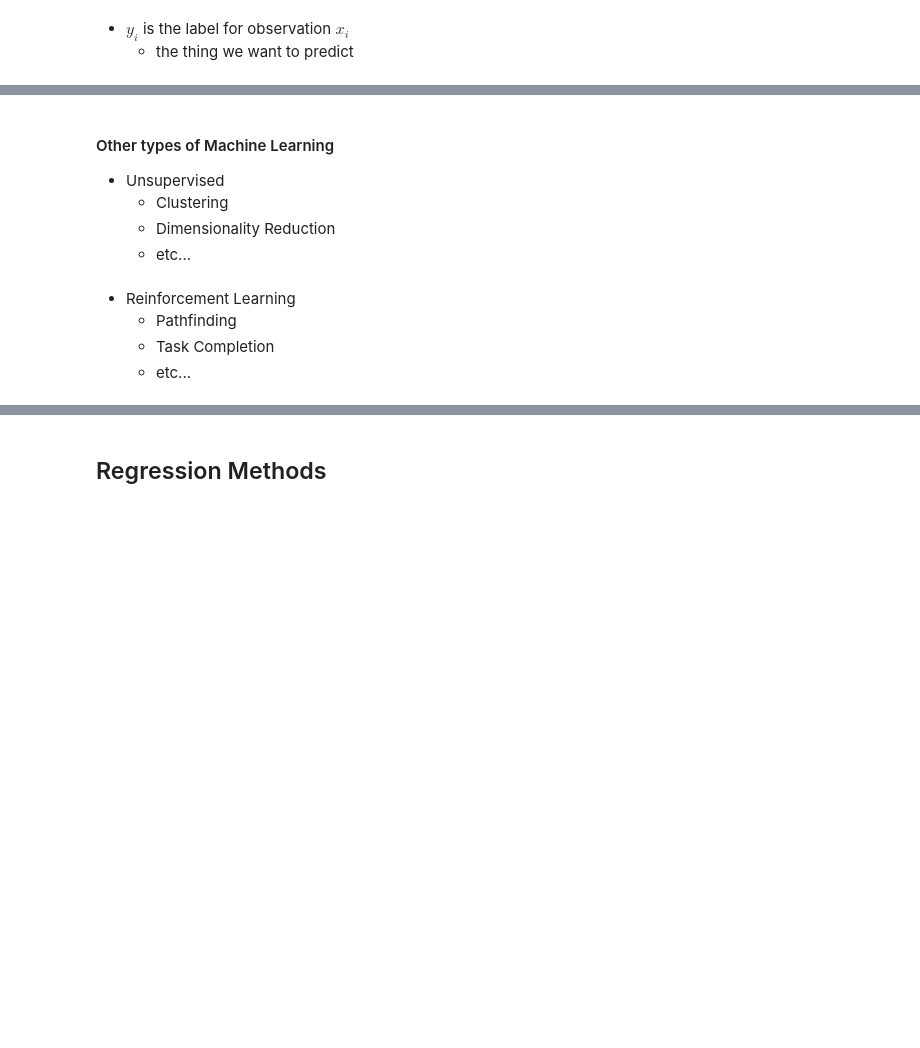
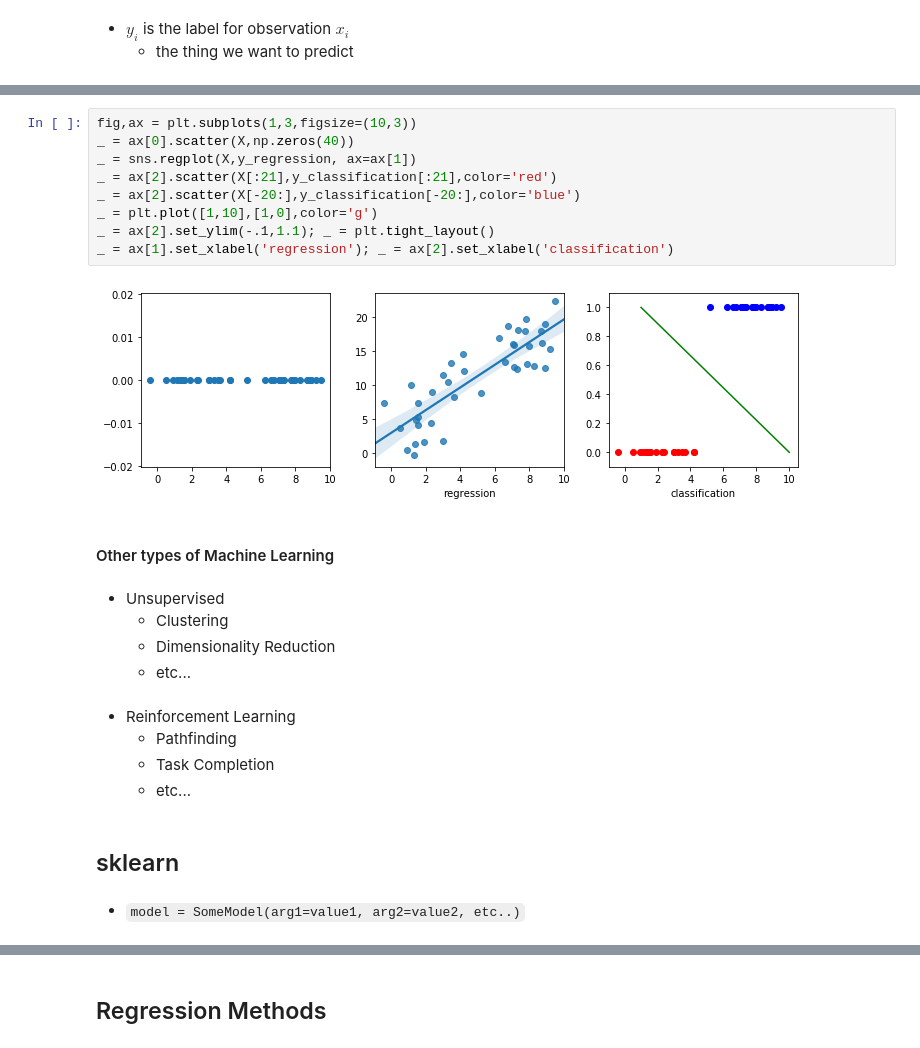
Before and after one commit to Aria-Kumar/COMSW4995_008_2017_3, a Jupyter notebook: notebooks/slides_week5_classification_and_regression.ipynb, the cells around one changed output, grey strips where cells are left out. Cells and saved outputs as stored; diff of their text form; blank space fills up the shorter version.

```diff
--- a/notebooks/slides_week5_classification_and_regression.ipynb
+++ b/notebooks/slides_week5_classification_and_regression.ipynb
@@ -60,12 +91,27 @@ Using a training set of $(x_i,y_i)_{i=1:n}$ pairs, find a function that maps $x$
+# %%
+fig,ax = plt.subplots(1,3,figsize=(10,3))
+_ = ax[0].scatter(X,np.zeros(40))
+_ = sns.regplot(X,y_regression, ax=ax[1])
+_ = ax[2].scatter(X[:21],y_classification[:21],color='red')
+_ = ax[2].scatter(X[-20:],y_classification[-20:],color='blue')
+_ = plt.plot([1,10],[1,0],color='g')
+_ = ax[2].set_ylim(-.1,1.1); _ = plt.tight_layout()
+_ = ax[1].set_xlabel('regression'); _ = ax[2].set_xlabel('classification')
+# %% [output]
+[figure, added]
 # %% [markdown]
 #### Other types of Machine Learning
-
-- Unsupervised
-    - Clustering
-    - Dimensionality Reduction
-    - etc...
+# %% [markdown]
+- Unsupervised
+    - Clustering
+    - Dimensionality Reduction
+    - etc...
 # %% [markdown]
 - Reinforcement Learning
     - Pathfinding
     - Task Completion
     - etc...
+# %% [markdown]
+## sklearn
+# %% [markdown]
+- `model = SomeModel(arg1=value1, arg2=value2, etc..)`
```
Also changed, not shown: parts of 65 cells of this notebook, 1 other file.
